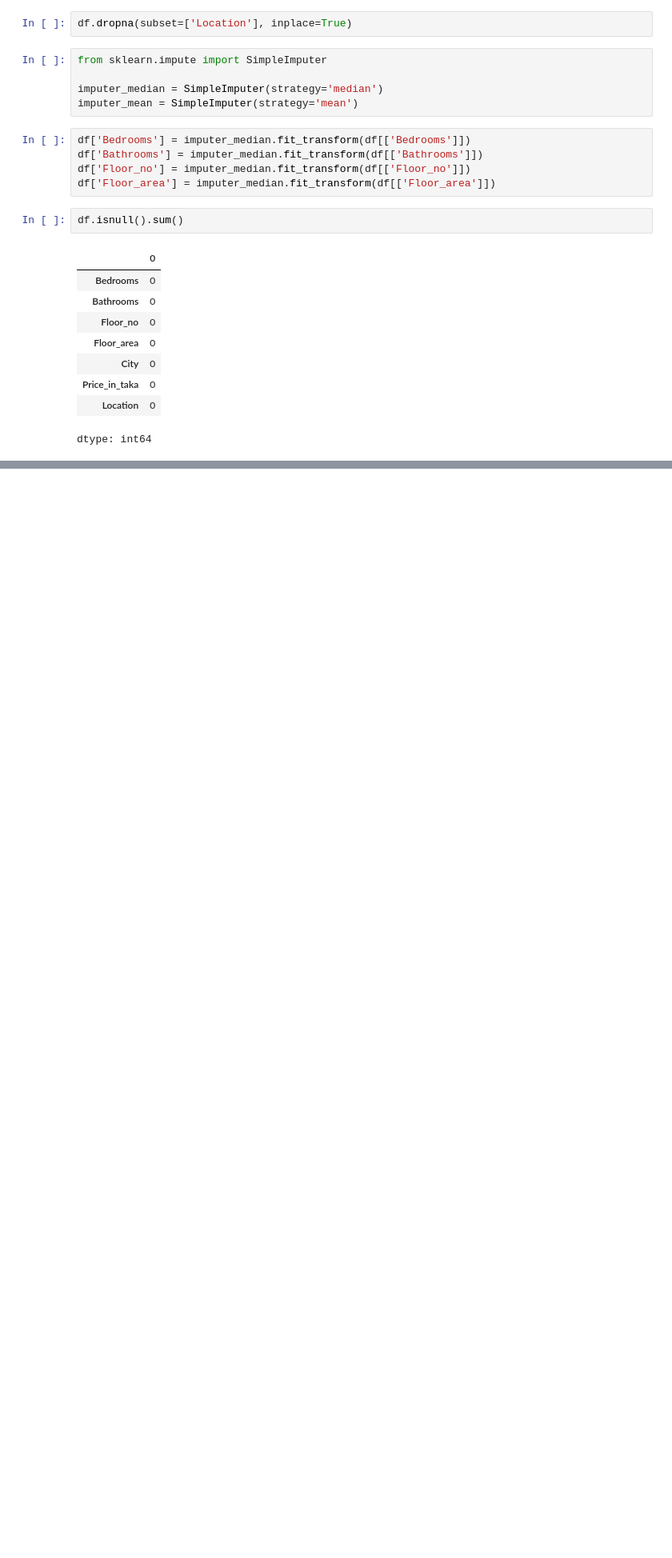
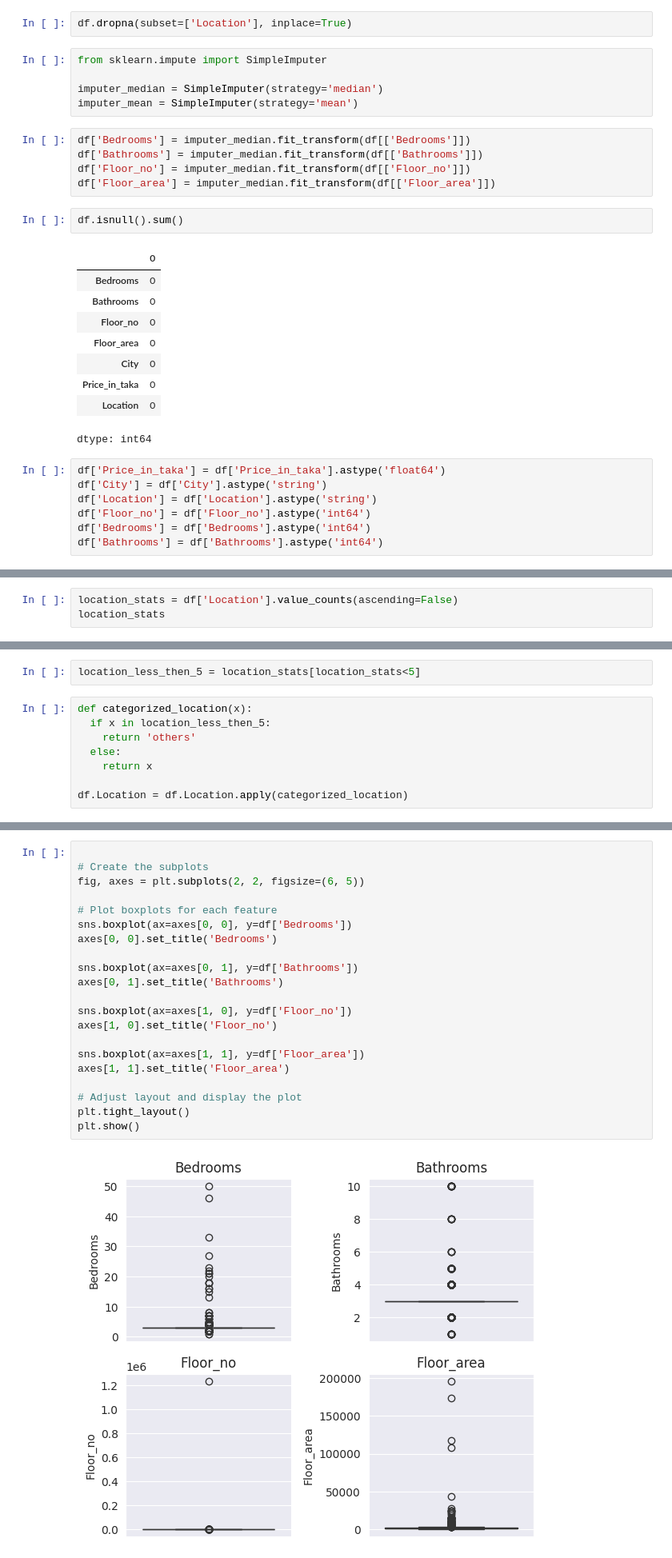
Before and after one commit to shemanto27/End-to-End-BD-House-Price-Prediction, a Jupyter notebook: BD_House_Price_Prediction.ipynb, the cells around one changed output, grey strips where cells are left out. Shown: that part at 80% size. Drawn from its saved outputs; the diff is of its cells as text; blank space fills up the shorter version.

```diff
--- a/BD_House_Price_Prediction.ipynb
+++ b/BD_House_Price_Prediction.ipynb
@@ -332,3 +333,10 @@ df.isnull().sum()
 | Price_in_taka | 0 |
 | Location | 0 |
 dtype: int64
+# %%
+df['Price_in_taka'] = df['Price_in_taka'].astype('float64')
+df['City'] = df['City'].astype('string')
+df['Location'] = df['Location'].astype('string')
+df['Floor_no'] = df['Floor_no'].astype('int64')
+df['Bedrooms'] = df['Bedrooms'].astype('int64')
+df['Bathrooms'] = df['Bathrooms'].astype('int64')
@@ -334,0 +399,3 @@ dtype: int64
+# %%
+location_stats = df['Location'].value_counts(ascending=False)
+location_stats
@@ -334,0 +444,10 @@ dtype: int64
+# %%
+location_less_then_5 = location_stats[location_stats<5]
+# %%
+def categorized_location(x):
+  if x in location_less_then_5:
+    return 'others'
+  else:
+    return x
+
+df.Location = df.Location.apply(categorized_location)
@@ -334,0 +489,23 @@ dtype: int64
+# %%
+
+# Create the subplots
+fig, axes = plt.subplots(2, 2, figsize=(6, 5))
+
+# Plot boxplots for each feature
+sns.boxplot(ax=axes[0, 0], y=df['Bedrooms'])
+axes[0, 0].set_title('Bedrooms')
+
+sns.boxplot(ax=axes[0, 1], y=df['Bathrooms'])
+axes[0, 1].set_title('Bathrooms')
+
+sns.boxplot(ax=axes[1, 0], y=df['Floor_no'])
+axes[1, 0].set_title('Floor_no')
+
+sns.boxplot(ax=axes[1, 1], y=df['Floor_area'])
+axes[1, 1].set_title('Floor_area')
+
+# Adjust layout and display the plot
+plt.tight_layout()
+plt.show()
+# %% [output]
+[figure, added]
```
Also changed, not shown: parts of 42 cells of this notebook.
